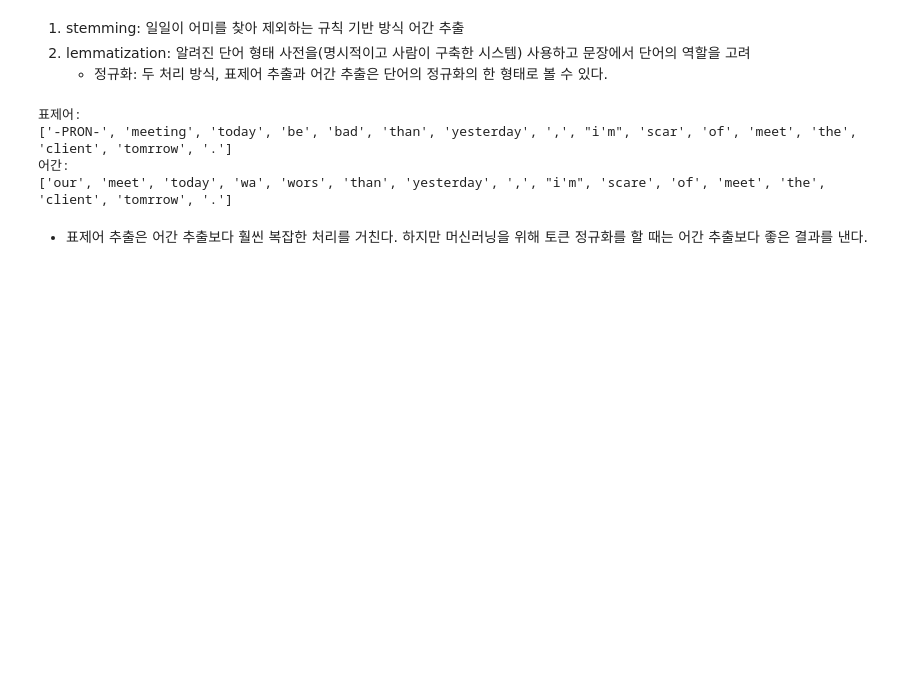
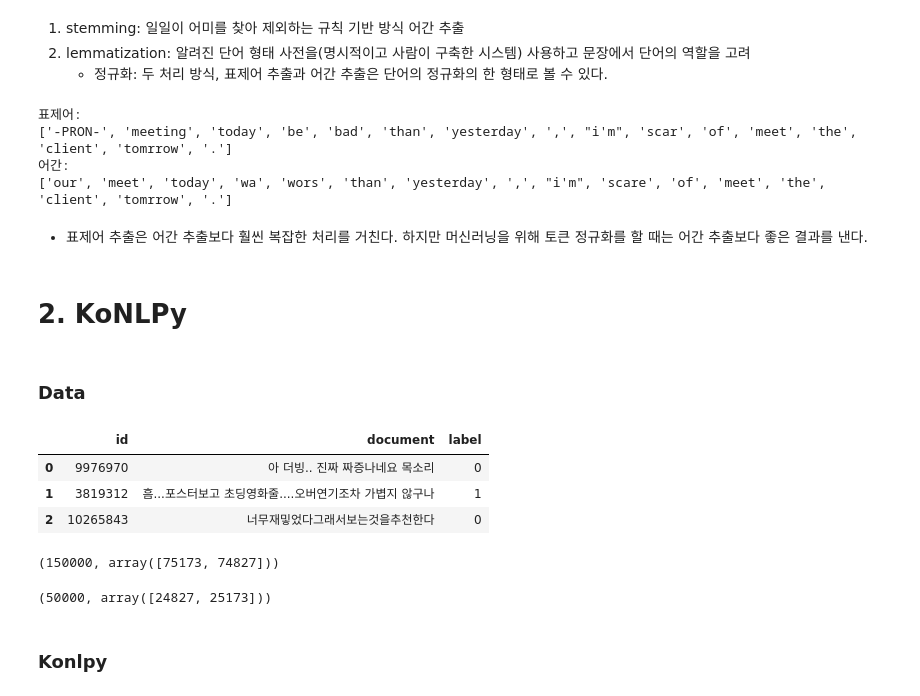
Before and after one commit to lifesailor/scikit-learn, a Jupyter notebook: introduction-to-machine-learning/7. Text data processing(2) - Advanced NLP.ipynb, the cells around one changed output. Cells and saved outputs as stored; diff of their text form; code cells hidden in the pictures; blank space fills up the shorter version.

```diff
--- a/introduction-to-machine-learning/7. Text data processing(2) - Advanced NLP.ipynb
+++ b/introduction-to-machine-learning/7. Text data processing(2) - Advanced NLP.ipynb
@@ -33,3 +33,5 @@ compare_normalization(u"Our meeting today was worse than yesterday,"
 ['our', 'meet', 'today', 'wa', 'wors', 'than', 'yesterday', ',', "i'm", 'scare', 'of', 'meet', 'the', 'client', 'tomrrow', '.']
 # %% [markdown]
 - 표제어 추출은 어간 추출보다 훨씬 복잡한 처리를 거친다. 하지만 머신러닝을 위해 토큰 정규화를 할 때는 어간 추출보다 좋은 결과를 낸다.
+# %% [markdown]
+# 2. KoNLPy
@@ -35,0 +42,11 @@ compare_normalization(u"Our meeting today was worse than yesterday,"
+# %% [markdown]
+### Data
+# %%
+# train
+df_train = pd.read_csv('data/ratings_train.txt', delimiter='\t', keep_default_na=False)
+df_train.head(3)
+# %% [output]
+|  | id | document | label |
+| 0 | 9976970 | 아 더빙.. 진짜 짜증나네요 목소리 | 0 |
+| 1 | 3819312 | 흠...포스터보고 초딩영화줄....오버연기조차 가볍지 않구나 | 1 |
+| 2 | 10265843 | 너무재밓었다그래서보는것을추천한다 | 0 |
@@ -35,0 +61,10 @@ compare_normalization(u"Our meeting today was worse than yesterday,"
+# %%
+len(text_train), np.bincount(y_train)
+# %% [output]
+(150000, array([75173, 74827]))
+# %%
+len(text_test), np.bincount(y_test)
+# %% [output]
+(50000, array([24827, 25173]))
+# %% [markdown]
+### Konlpy
```
Also changed, not shown: parts of 31 cells of this notebook.
